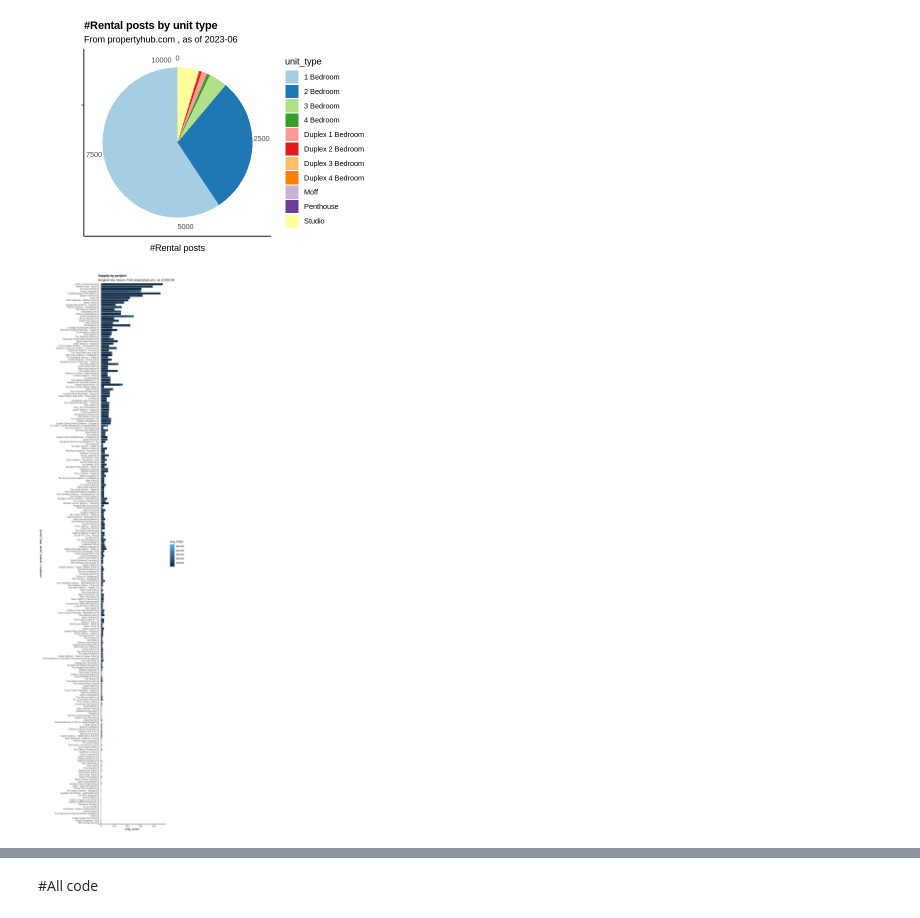
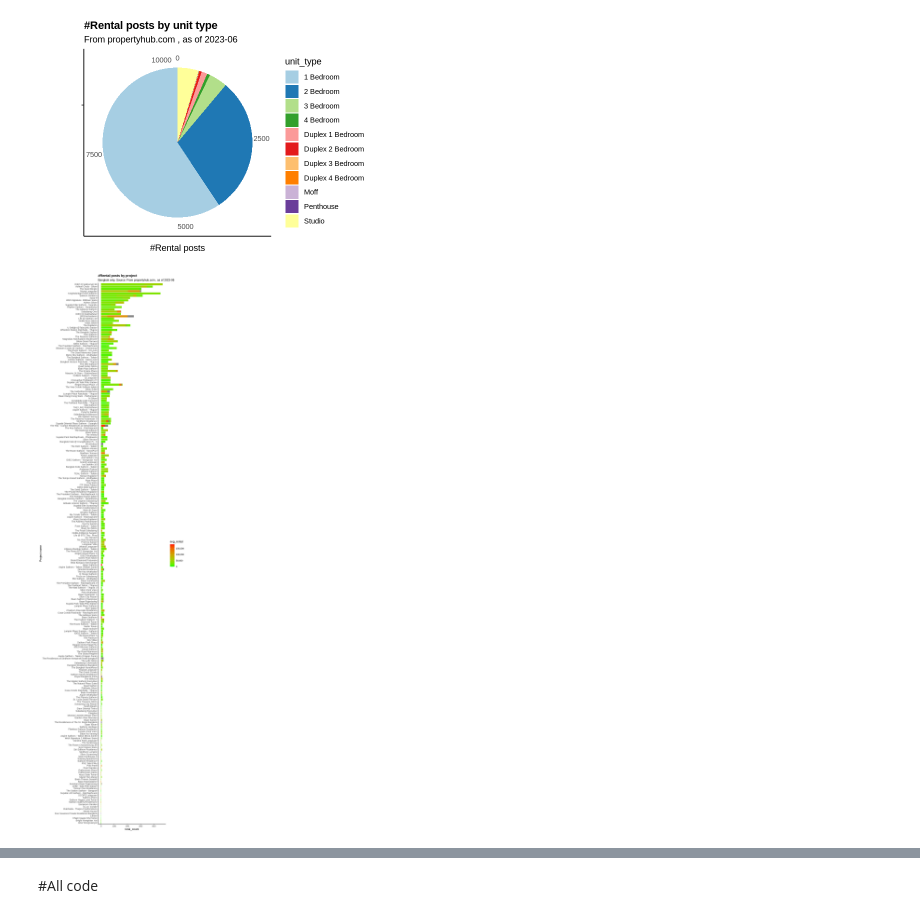
Before and after one commit to kawin-pixel/real_estate_th, a Jupyter notebook: R_notebook.ipynb, the cells around one changed output, grey strips where cells are left out. Cells and saved outputs as stored; diff of their text form; code cells hidden in the pictures.

```diff
--- a/R_notebook.ipynb
+++ b/R_notebook.ipynb
@@ -270,19 +298,21 @@ ggplot(agg_data2, mapping = aes (x = avg_rental, y = avg_sqm,
 # %%
 #supply overview bar by project
 options(repr.plot.width = 8, repr.plot.height = 30, dpi = 600) ##adjust chart size
 
 ggplot(by_project, mapping = aes (reorder(x = project_name, total_count),
                                   y = total_count, fill = avg_rental)) +
   geom_col() +
   coord_flip() +
-  scale_fill_continuous(labels = scales::comma) +
-  scale_
+  scale_fill_gradient(limits = c(0,185000),
+                      high = "red", low = "green",
+                      labels = scales::comma) +
 
   ## theme and label
   theme_classic() +
   theme(plot.title = element_text(face = "bold"),
         element_text(family = "Noto sans")) +
-  labs(title = "Supply by project",
-       subtitle = "Bangkok only, Source: From propertyhub.com , as of 2023-06")
+  labs(title = "#Rental posts by project",
+       subtitle = "Bangkok only, Source: From propertyhub.com , as of 2023-06",
+       x = "Project name")
 # %% [output]
-[figure, old version]
+[figure, new version]
```
Also changed, not shown: parts of 6 cells of this notebook.
